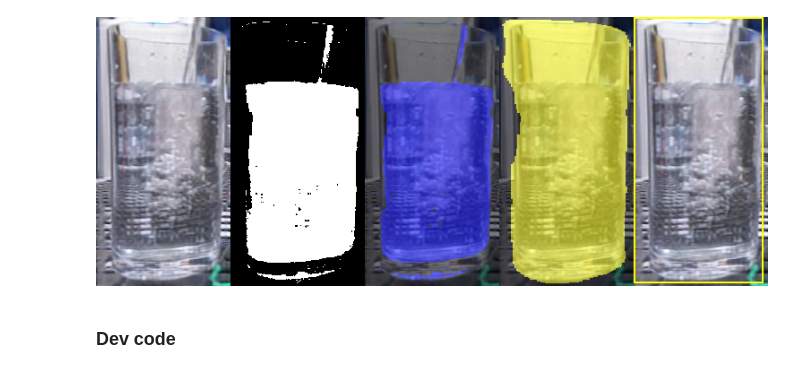
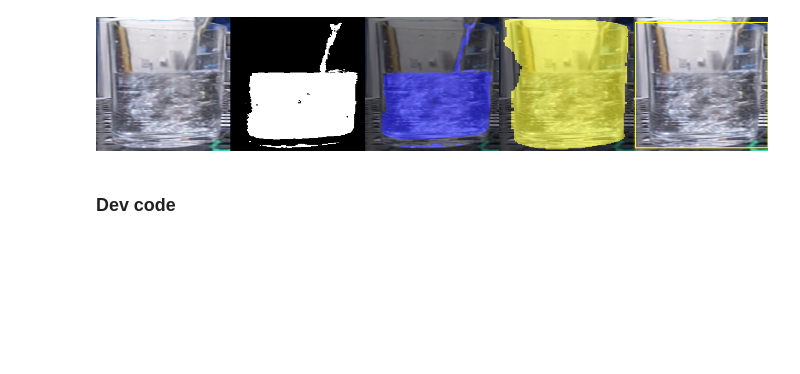
Before and after one commit to bpiyush/transparent-liquid-segmentation, a Jupyter notebook: finetuning_sam/checkout_data.ipynb, the cells around one changed output. Cells and saved outputs as stored; diff of their text form; code cells hidden in the pictures; blank space fills up the shorter version.

Commit message:
WIP: Training (finetuning) SAM on liquid segmentation

```diff
--- a/finetuning_sam/checkout_data.ipynb
+++ b/finetuning_sam/checkout_data.ipynb
@@ -19,36 +21,43 @@ image_dir = join(data_dir, "fakeB")
 amask_dir = join(data_dir, "trainA_liquid_masks")
 cup_mask_dir = join(data_dir, "trainA_cup_masks")
 # %%
-i = 38
+i = 3
+imsize = (256, 256)
 
 # Get raw image
 image_path = join(image_dir, f"rgb_{i}.png")
 assert exists(image_path)
 image = PIL.Image.open(image_path)
-image = image.resize((150, 300))
+image = image.resize(imsize)
 
 # Get liquid mask
 amask_path = join(amask_dir, f"liquid_mask_{i}.npy")
 assert exists(amask_path)
 amask = np.load(amask_path)
-amask_pil = su.viz.alpha_mask_to_pil_image(amask, 0.95)
+# Resize for SAM compatibility
+amask = su.viz.resize_mask(amask)
 
 # Get cup mask (to obtain bounding box)
 cup_mask_path = join(cup_mask_dir, f"cup_mask_{i}.npy")
 assert exists(cup_mask_path)
 cup_mask = np.load(cup_mask_path)
-cup_mask_pil = su.viz.alpha_mask_to_pil_image(cup_mask, 0.95)
+# Resize for SAM compatibility
+cup_mask = su.viz.resize_mask(cup_mask)
+# Get bounding box from the segmentation map
 cup_bbox = su.viz.mask_to_bounding_box(cup_mask, perturbation=10)
 
+# Helpers for visualization
+amask_pil = su.viz.alpha_mask_to_pil_image(amask, 0.95)
+cup_mask_pil = su.viz.alpha_mask_to_pil_image(cup_mask, 0.45)
 image_with_amask = su.viz.add_mask_on_image(image, amask_pil, color="blue")
 image_with_cup_mask = su.viz.add_mask_on_image(image, cup_mask_pil, color="yellow")
 image_with_cup_bbox = su.viz.add_bbox_on_image(image, cup_bbox, color="yellow")
 
 su.viz.concat_images(
     [image, amask_pil, image_with_amask, image_with_cup_mask, image_with_cup_bbox]
 )
 # %% [output]
-[figure, old version]
+[figure, new version]
 # %% [markdown]
 ### Dev code
 # %%
```
Also changed, not shown: parts of 1 cell of this notebook, 4 other files.
